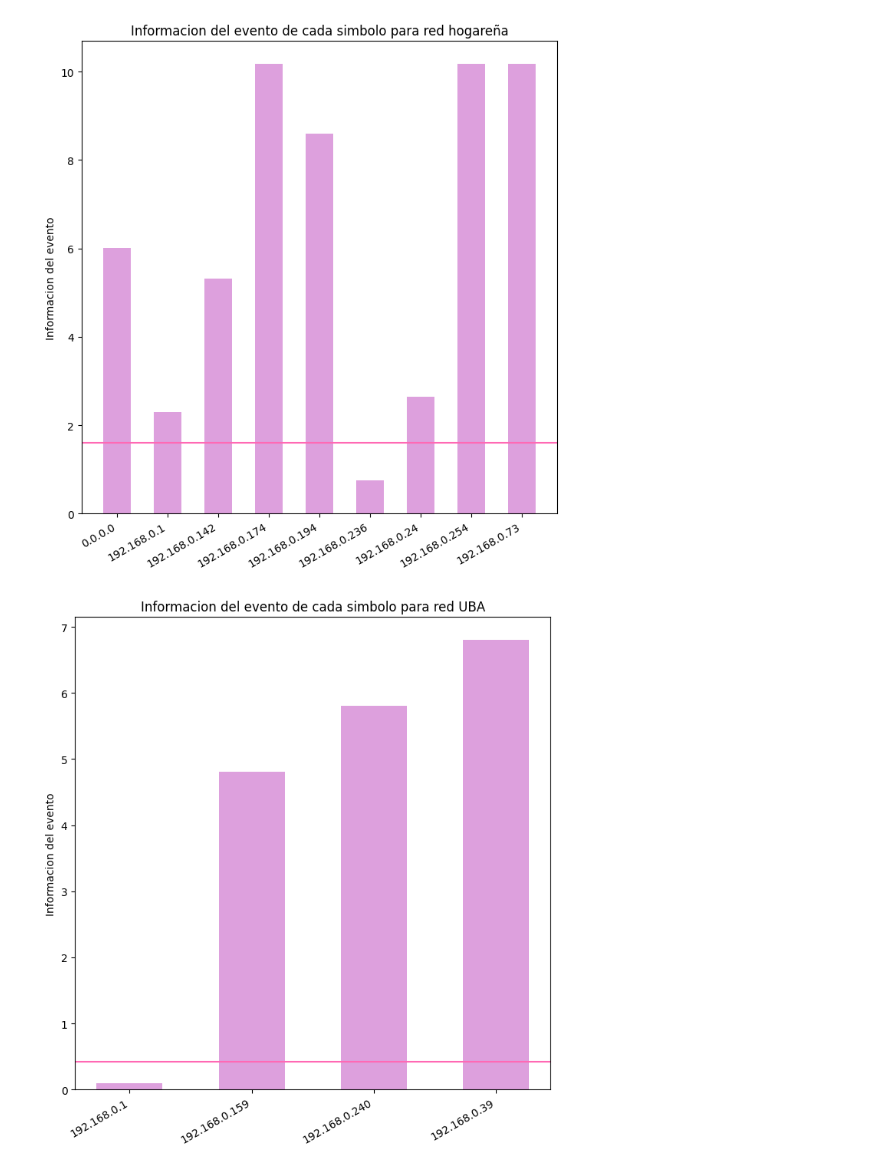
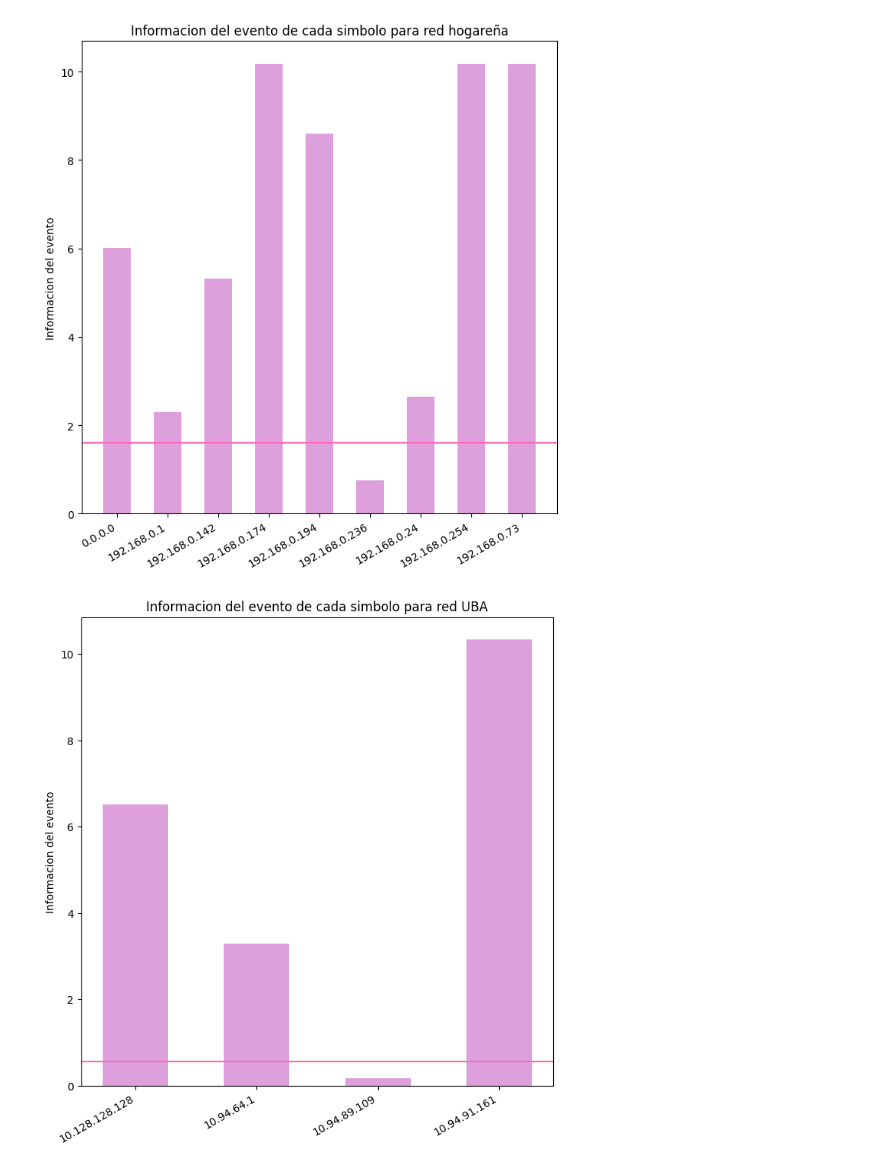
Before and after one commit to paulitapb/TP1_redes, a Jupyter notebook: analisis_paquetes.ipynb, the cells around one changed output. Saved outputs shown, nothing was run; the diff lists cells and outputs as text; code cells hidden in the pictures.

```diff
--- a/analisis_paquetes.ipynb
+++ b/analisis_paquetes.ipynb
@@ -233,27 +233,27 @@ fig.savefig("Imagenes/InfosRedHogarena.pdf")
 # %% [output]
 [figure]
 # %%
-final_infos = [('192.168.0.1', 0.09310940439148148), ('192.168.0.159', 4.807354922057604), ('192.168.0.240', 5.807354922057605), ('192.168.0.39', 6.807354922057604)]
-entropy = 0.423464
+final_infos = [('10.94.89.109', 0.17328401353222697), ('10.94.64.1', 3.2997323487731665), ('10.128.128.128', 6.525800428253012), ('10.94.91.161', 10.333155350310617)]
+entropy = 0.567594
 ips = []
 info_symbol = []
 
 final_infos.sort()
 
 for (ip, info) in final_infos:
     ips.append(ip)
     info_symbol.append(info)
 
 fig, ax = plt.subplots(1,1,figsize= (8, 8))
 
 ax.set_title("Informacion del evento de cada simbolo para red UBA")
 ax.bar(ips, info_symbol, width = width*2,  color = "plum")
 plt.setp(ax.get_xticklabels(), rotation=30, horizontalalignment='right')
 ax.set_ylabel("Informacion del evento")
 plt.axhline(y = entropy, color = 'hotpink', xmin= 0, xmax= 1)
 #ax.set_xticklabels(protocols_unique)
 #ax.set_xticks(x_protocols+width)
 plt.show()
 fig.savefig("Imagenes/InfosRedUBA.pdf")
 # %% [output]
-[figure, old version]
+[figure, new version]
```
Also changed, not shown: 4 other files.
